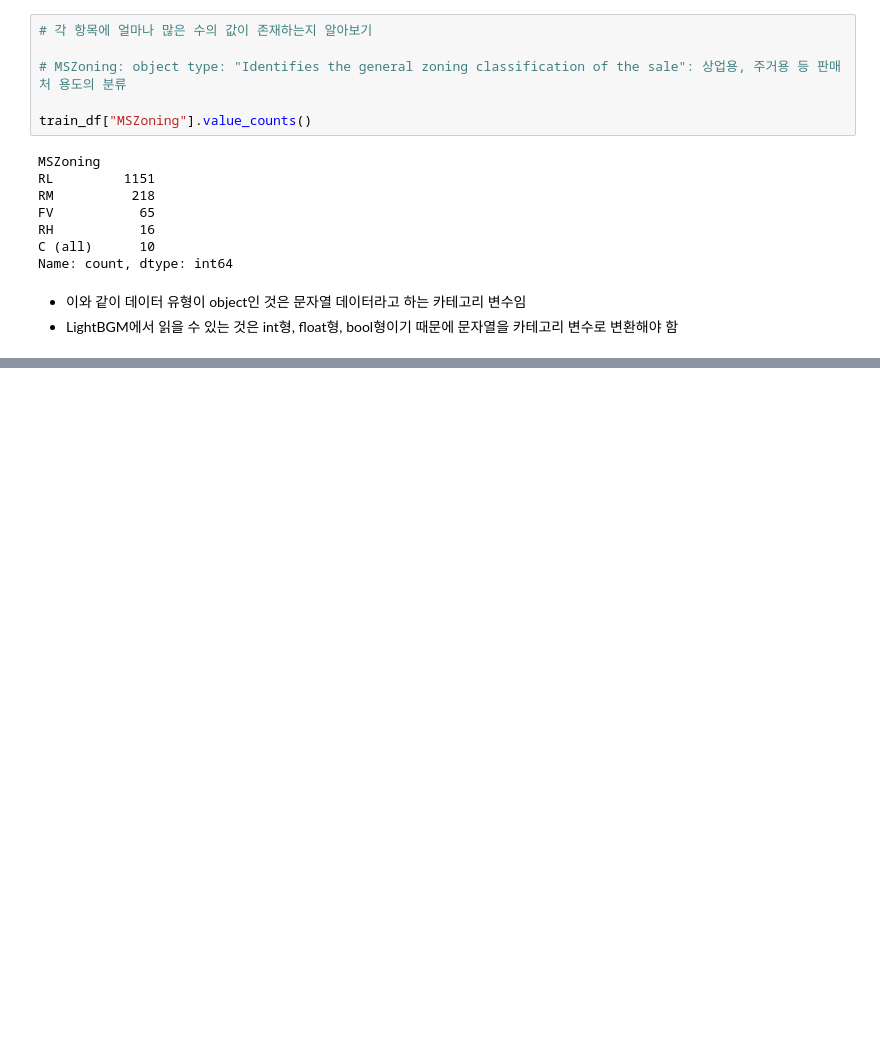
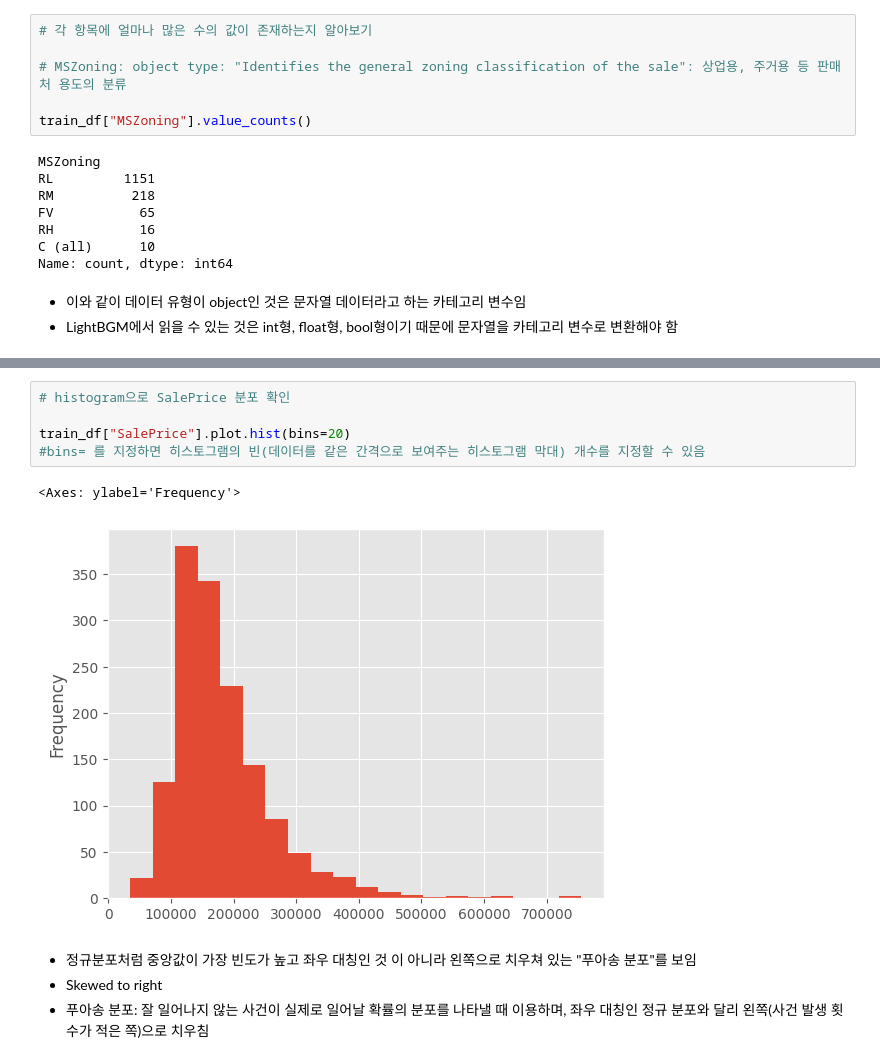
Before and after one commit to LDYWINNER/TIML, a Jupyter notebook: kaggle/house_prices/house_prices_tutorial.ipynb, the cells around one changed output, grey strips where cells are left out. Drawn from its saved outputs; the diff is of its cells as text; blank space fills up the shorter version.

```diff
--- a/kaggle/house_prices/house_prices_tutorial.ipynb
+++ b/kaggle/house_prices/house_prices_tutorial.ipynb
@@ -93,0 +439,12 @@ Name: count, dtype: int64
+# %%
+# histogram으로 SalePrice 분포 확인
+
+train_df["SalePrice"].plot.hist(bins=20)
+#bins= 를 지정하면 히스토그램의 빈(데이터를 같은 간격으로 보여주는 히스토그램 막대) 개수를 지정할 수 있음
+# %% [output]
+<Axes: ylabel='Frequency'>
+[figure, added]
+# %% [markdown]
+- 정규분포처럼 중앙값이 가장 빈도가 높고 좌우 대칭인 것 이 아니라 왼쪽으로 치우쳐 있는 "푸아송 분포"를 보임
+- Skewed to right
+- 푸아송 분포: 잘 일어나지 않는 사건이 실제로 일어날 확률의 분포를 나타낼 때 이용하며, 좌우 대칭인 정규 분포와 달리 왼쪽(사건 발생 횟수가 적은 쪽)으로 치우침
```
Also changed, not shown: parts of 58 cells of this notebook.
